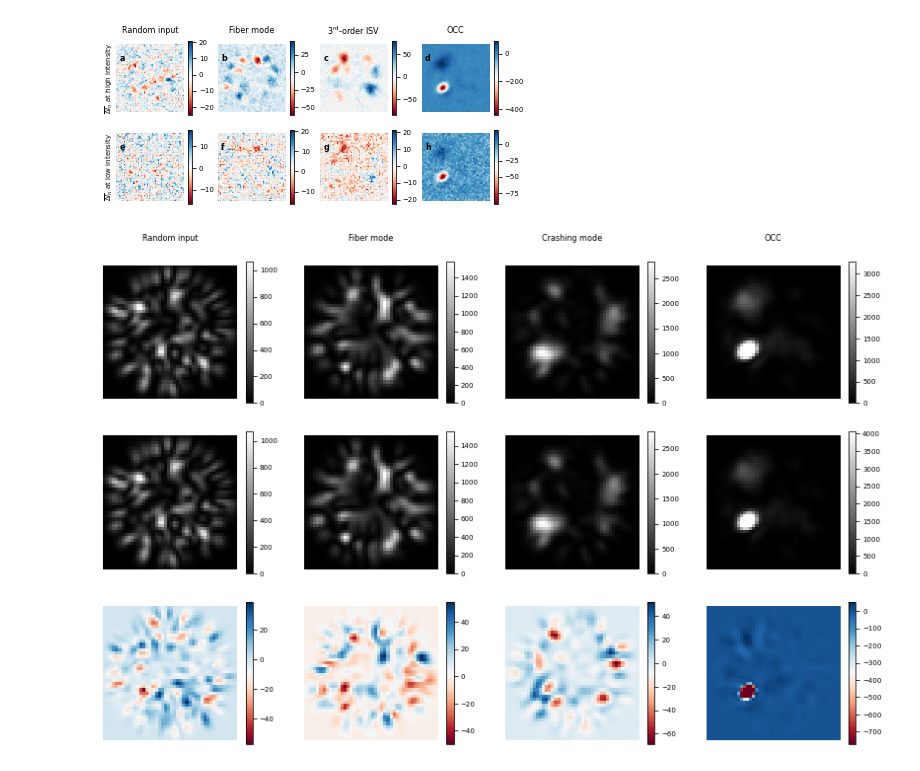
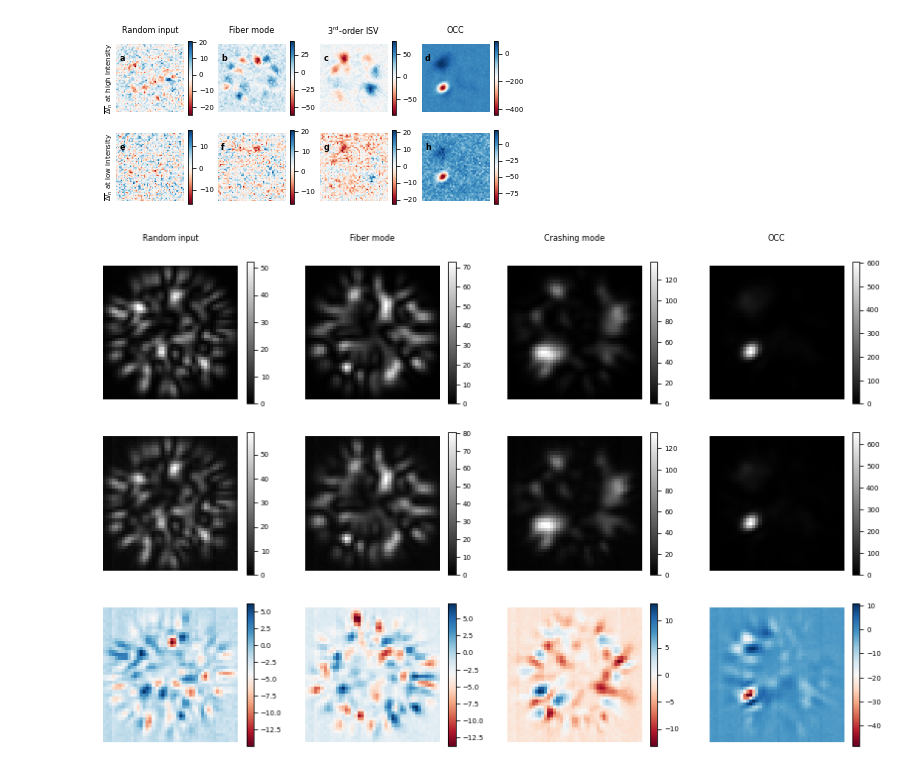
Before and after one commit to rodguti90/Article_PrecisionLimitTensorWFS, a Jupyter notebook: Crashing_disorder_figuresSI.ipynb, the cells around one changed output. Cells and saved outputs as stored; diff of their text form; code cells hidden in the pictures.

```diff
--- a/Crashing_disorder_figuresSI.ipynb
+++ b/Crashing_disorder_figuresSI.ipynb
@@ -158,7 +158,7 @@ N_out = param['TMpix']['nroot']
 n_mod = np.shape(TMlist4corr)[-1]
 
 # To plot output fields
-def plot_field(field,ax, n_pol=1, out=True, cpx=False, **kwargs):
+def plot_field(field, ax=None, n_pol=1, out=True, cpx=False, **kwargs):
     if out:
         N=N_out
     else:
@@ -171,6 +171,8 @@ def plot_field(field,ax, n_pol=1, out=True, cpx=False, **kwargs):
         field2p = colorize(np.reshape(field, sh))
     else :
         field2p = np.reshape(field, sh)
+    if ax is None:
+        ax = plt.gca()
     ax.axis('off')
     return ax.imshow(field2p, **kwargs)
 # %% [markdown]
@@ -1053,0 +1152,19 @@ np.mean(stdI[:,ind_amp2,:])
+# %%
+ind_der_pm = 3#4
+ind_der_0 = 4
+
+Irefs0 = np.mean(Iest_vecs[ind_der_0,:], axis=0)
+Idiffs_amps = (np.mean(Iest_vecs[ind_der_0+ind_der_pm,:], axis=0)-
+               np.mean(Iest_vecs[ind_der_0-ind_der_pm,:], axis=0))
+delx4der = pos4est[ind_der_0+ind_der_pm]-pos4est[ind_der_0-ind_der_pm]
+Iders = Idiffs_amps/delx4der
+
+int_scs = (amps**2)[:,None,None]
+
+amp_ref = -1
+i_def = 5; i_amp = -1; i_f = -1
+# cov_mat_f = np.cov(Iest_vecs[i_def,:,i_amp,i_f].T)
+def_est, def_sig = estimate_def_cov(Iest_vecs[i_def,:,i_amp,i_f], Irefs0[i_amp,i_f], Iders[amp_ref,i_f],
+                           mui=1,mud=int_scs[i_amp,0,0]/int_scs[amp_ref,0,0], incov=inv_cov_mean)
+def_est_nc = estimate_def(Iest_vecs[i_def,:,i_amp,i_f], Irefs0[i_amp,i_f], Iders[amp_ref,i_f],
+                           mui=1,mud=int_scs[i_amp,0,0]/int_scs[amp_ref,0,0])
@@ -1066,9 +1278,11 @@ ind_amp2 = -1
 ind_der_pm = 3
 fig, axs = plt.subplots(4,4, figsize=(7,6))
 Idiffs_amps = (Iest_vecs[ind_der_0+ind_der_pm,:,ind_amp]-
-               Iest_vecs[ind_der_0-ind_der_pm,:,ind_amp])
+               np.mean(Iest_vecs[ind_der_0-ind_der_pm,:,ind_amp], axis=0))
 Idiffs_ampsl = (Iest_vecs[ind_der_0+1,:,ind_amp2]-
-               Iest_vecs[ind_der_0,:,ind_amp2])
+               np.mean(Iest_vecs[ind_der_0,:,ind_amp2], axis=0))
+# Idiffs_ampsl = (Iest_vecs[ind_der_0+4,:,ind_amp2]-
+#                Iest_vecs[ind_der_0-4,:,ind_amp2])
 # Idiffs_amps = (np.mean(Iest_vecs[ind_der_0+ind_der_pm,:], axis=0)-
 #                np.mean(Iest_vecs[ind_der_0-ind_der_pm,:], axis=0))
 # ylbls = ['$\overline{\Delta I}_n$ at 100%','$\overline{\Delta I}_n$ at 4%']
@@ -1108,5 +1322,5 @@ for ax in axs.ravel():
     ax.axis('off')
 
 
-plt.savefig(os.path.join(fig_path,'IchgVpixI.pdf'),bbox_inches='tight')
+# plt.savefig(os.path.join(fig_path,'IchgVpixI.pdf'),bbox_inches='tight')
 # %% [output]
@@ -1155,8 +1423,8 @@ dark_bkgd = np.mean(Idark,axis=0)
 # %%
 zf=2
 ind_def= 4
-ind_amp = 0
-ind_amp2 = 1
+ind_amp = 2
+ind_amp2 = -1
 meansI = np.mean(Iest_vecs, axis=1)
 stdI = np.std(Iest_vecs, axis=1)
 fig, axs = plt.subplots(3,4, figsize=(zf*7.,zf*4.5))
@@ -1169,31 +1437,31 @@ labels = ['Random input', 'Fiber mode', 'Crashing mode', 'OCC']
 sc_imgs =(int_scs[ind_amp2]/int_scs[ind_amp])[0,0]
 
 for ind_f in range(4):
     ints1 = sc_imgs*(meansI[ind_def,ind_amp,ind_f]-1*dark_bkgd)
     intp = plot_field(ints1, axs[0,ind_f],
                       cmap=cmap_int,vmin=0)
     fig.colorbar(intp, ax= axs[0,ind_f])
 
     ints2 = meansI[ind_def,ind_amp2,ind_f]-1*dark_bkgd
     intp = plot_field(ints2, axs[1,ind_f],
                       cmap=cmap_int,vmin=0)
     fig.colorbar(intp, ax= axs[1,ind_f])
 
     intp = plot_field(ints1-ints2, axs[2,ind_f],
                       cmap='RdBu')
     fig.colorbar(intp, ax= axs[2,ind_f])
 
     axs[0,ind_f].text(0.5,1.2, labels[ind_f],transform = axs[0,ind_f].transAxes,
      horizontalalignment='center', fontsize=MEDIUM_SIZE,
      verticalalignment='center', rotation=0)
     # for i2 in range(4):
     #     axs[i2,ind_f].text(0.05,0.75,nb_lb[i2][ind_f], transform=axs[i2,ind_f].transAxes, color='w', fontweight='bold')
     #     if ind_f==0:
     #         axs[i2,ind_f].text(-0.1,0.5, ylbls[i2],transform = axs[i2,ind_f].transAxes,
     #             horizontalalignment='center', fontsize=SMALL_SIZE,
     #             verticalalignment='center', rotation=90)
 
 for ax in axs.ravel():
     ax.axis('off')
 # %% [output]
-[figure, old version]
+[figure, new version]
```
Also changed, not shown: parts of 66 cells of this notebook, 1 other file.
